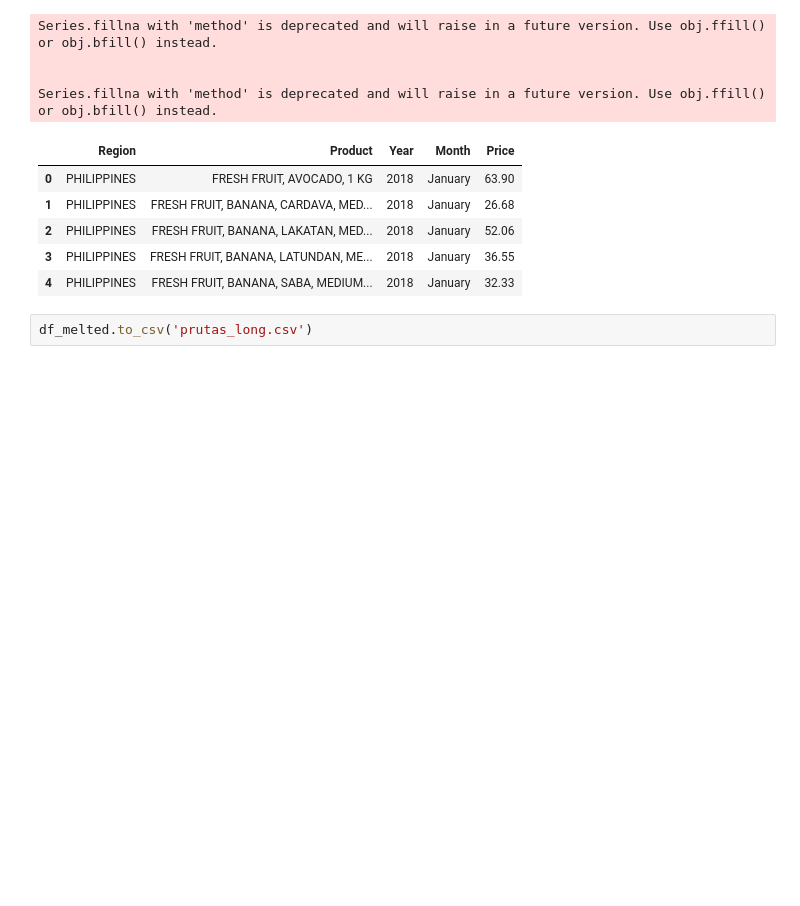
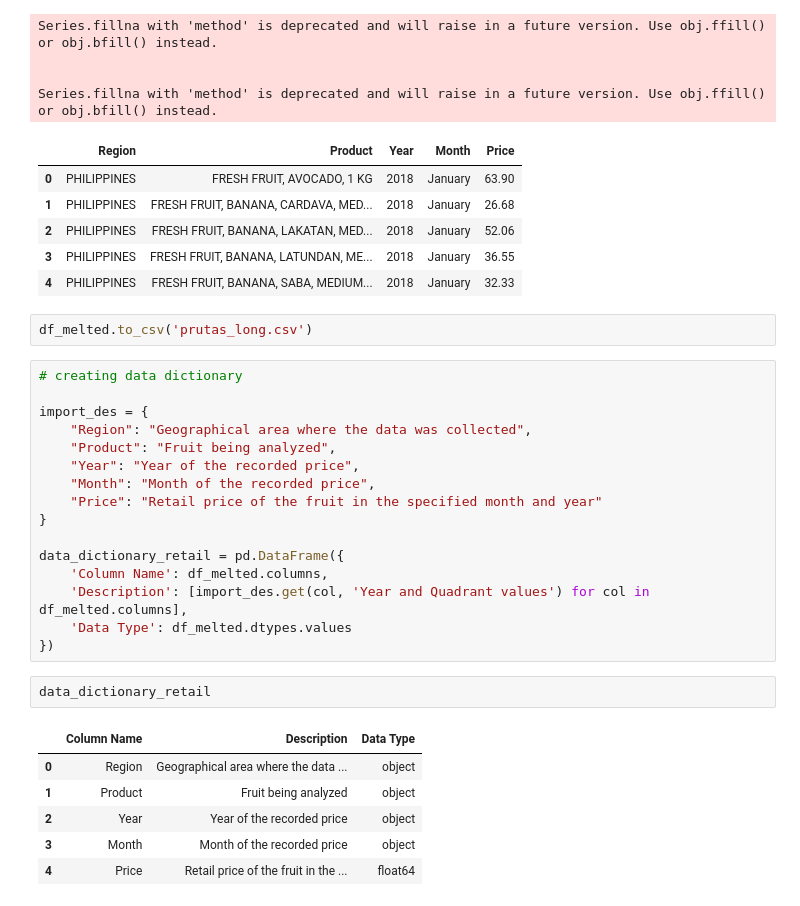
Before and after one commit to RRENN02/Prelims-PH_FruitRetail, a Jupyter notebook: fruit_retail.ipynb, the cells around one changed output. Saved outputs shown, nothing was run; the diff lists cells and outputs as text; blank space fills up the shorter version.

Commit message:
update data dict

```diff
--- a/fruit_retail.ipynb
+++ b/fruit_retail.ipynb
@@ -181,3 +181,28 @@ Series.fillna with 'method' is deprecated and will raise in a future version. Us
 | 4 | PHILIPPINES | FRESH FRUIT, BANANA, SABA, MEDIUM... | 2018 | January | 32.33 |
 # %%
 df_melted.to_csv('prutas_long.csv')
+# %%
+# creating data dictionary
+
+import_des = {
+    "Region": "Geographical area where the data was collected",
+    "Product": "Fruit being analyzed",
+    "Year": "Year of the recorded price",
+    "Month": "Month of the recorded price",
+    "Price": "Retail price of the fruit in the specified month and year"
+}
+
+data_dictionary_retail = pd.DataFrame({
+    'Column Name': df_melted.columns,
+    'Description': [import_des.get(col, 'Year and Quadrant values') for col in df_melted.columns],
+    'Data Type': df_melted.dtypes.values
+})
+# %%
+data_dictionary_retail
+# %% [output]
+|  | Column Name | Description | Data Type |
+| 0 | Region | Geographical area where the data ... | object |
+| 1 | Product | Fruit being analyzed | object |
+| 2 | Year | Year of the recorded price | object |
+| 3 | Month | Month of the recorded price | object |
+| 4 | Price | Retail price of the fruit in the ... | float64 |
```
